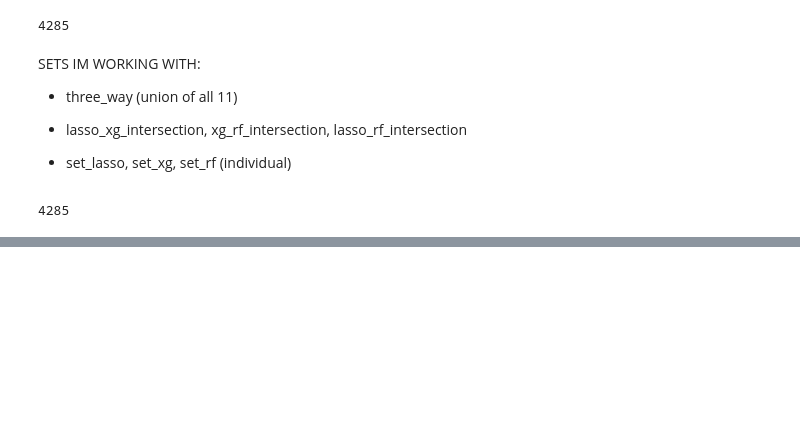
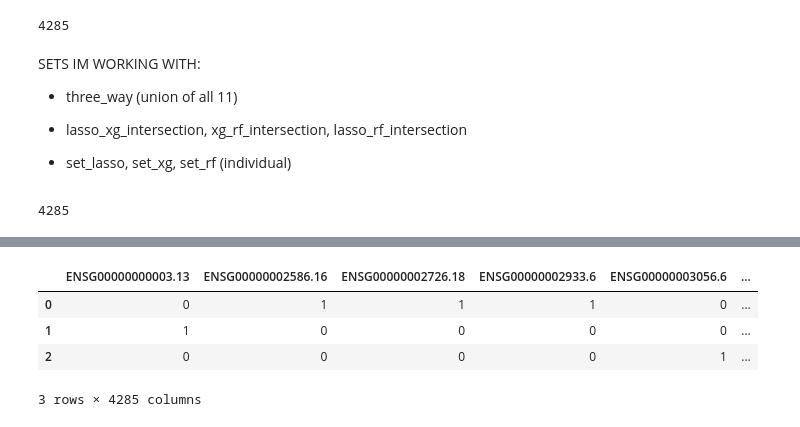
Before and after one commit to NCBI-Hackathons/ConsensusML, a Jupyter notebook: scripts/model_walkthrough.ipynb, the cells around one changed output, grey strips where cells are left out. Saved outputs shown, nothing was run; the diff lists cells and outputs as text; code cells hidden in the pictures; blank space fills up the shorter version.

```diff
--- a/scripts/model_walkthrough.ipynb
+++ b/scripts/model_walkthrough.ipynb
@@ -463,0 +523,8 @@ pd.DataFrame(data = d, index=gene_dict.keys(), columns = ['Model'])
+# %%
+pd.DataFrame.from_dict([lasso_dict, rf_dict, xgb_dict])
+# %% [output]
+|  | ENSG00000000003.13 | ENSG00000002586.16 | ENSG00000002726.18 | ENSG00000002933.6 | ENSG00000003056.6 | ... |
+| 0 | 0 | 1 | 1 | 1 | 0 | ... |
+| 1 | 1 | 0 | 0 | 0 | 0 | ... |
+| 2 | 0 | 0 | 0 | 0 | 1 | ... |
+3 rows × 4285 columns
```
Also changed, not shown: parts of 11 cells of this notebook.
